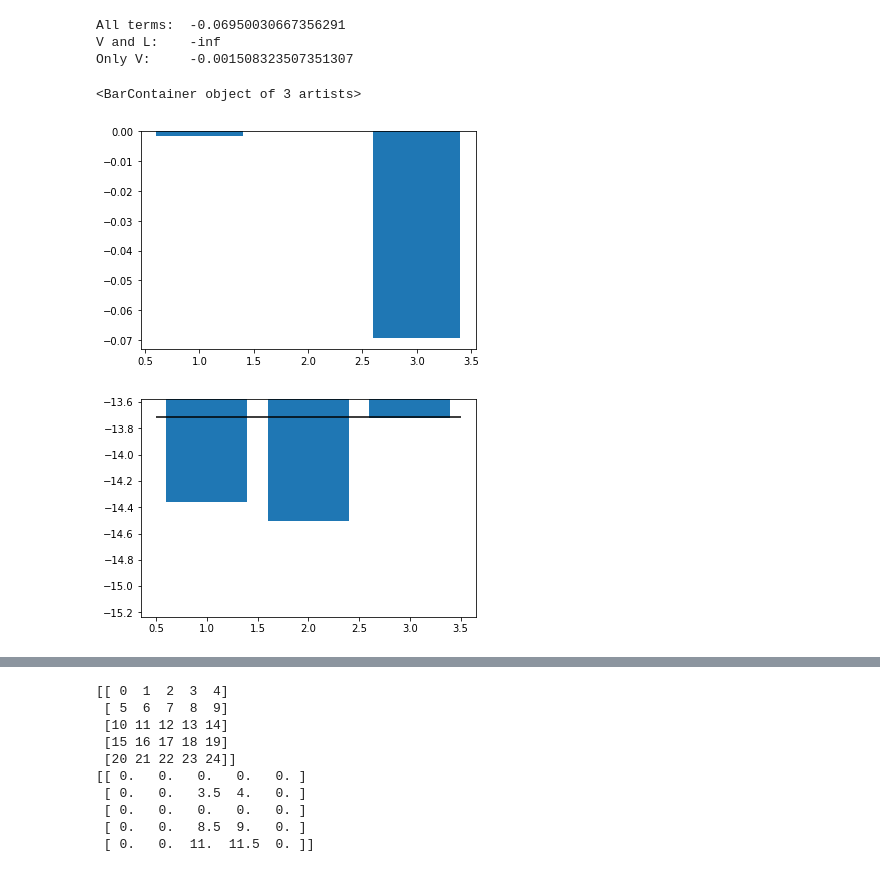
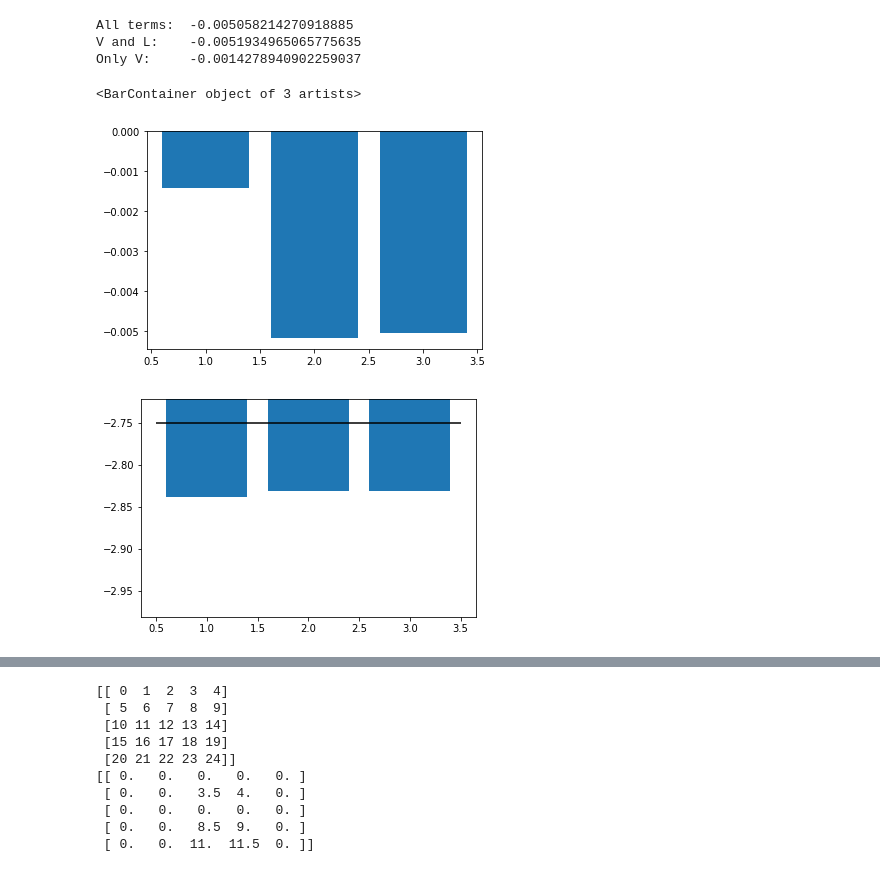
Before and after one commit to ErlendLima/FYS4480, a Jupyter notebook: project2/python/testing.ipynb, the cells around one changed output, grey strips where cells are left out. Cells and saved outputs as stored; diff of their text form; code cells hidden in the pictures.

Commit message:
Fix HartreeFock transformation

```diff
--- a/project2/python/testing.ipynb
+++ b/project2/python/testing.ipynb
@@ -15,32 +23,34 @@ plt.show()
 # %%
-Z = 2
+Z = 4
 ccdLQ = CCD(Z)
 ccdL = CCD(Z)
 ccd = CCD(Z)
+[x.transform_to_hfock for x in [ccdLQ, ccdL, ccd]]
 ccdL.include_Q = False
 ccd.include_Q = False
 ccd.include_L = False
 EcorrLQ = ccdLQ.solve()[1][-1]
 EcorrL = ccdL.solve()[1][-1]
 Ecorr = ccd.solve()[1][-1]
 print("All terms: ", EcorrLQ)
 print("V and L:   ", EcorrL)
 print("Only V:    ", Ecorr)
 plt.bar([1, 2, 3], [Ecorr, EcorrL, EcorrLQ])
 # %% [output]
-All terms:  -0.06950030667356291
-V and L:    -inf
-Only V:     -0.001508323507351307
+All terms:  -0.005058214270918885
+V and L:    -0.0051934965065775635
+Only V:     -0.0014278940902259037
 <BarContainer object of 3 artists>
-[figure, old version]
+[figure, new version]
 # %%
 from fci import FCI
 from hfock import solve_hfock
 
-Z=4
+Z=2
 fci_sys = FCI(Z)
 ccd_sys = CCD(Z)
-E_hfock, sys_hfock = solve_hfock(fci_sys, verbose=False)
+ccd_sys.transform_to_hfock()
+E_hfock, sys_hfock, _ = solve_hfock(fci_sys, verbose=False)
 
 E_fci = fci_sys.energy_states()[0][0]
 E_ccd = ccd_sys.solve()[0][0]
@@ -51,7 +61,7 @@ plt.ylim(top=fci_sys.Eref*.99)
 plt.hlines(fci_sys.Eref, xmin=0.5, xmax=3.5)
 plt.show()
 # %% [output]
-[figure, old version]
+[figure, new version]
 # %%
 f = ccd.h
 v = ccd.v
```
Also changed, not shown: parts of 7 cells of this notebook, 5 other files.
